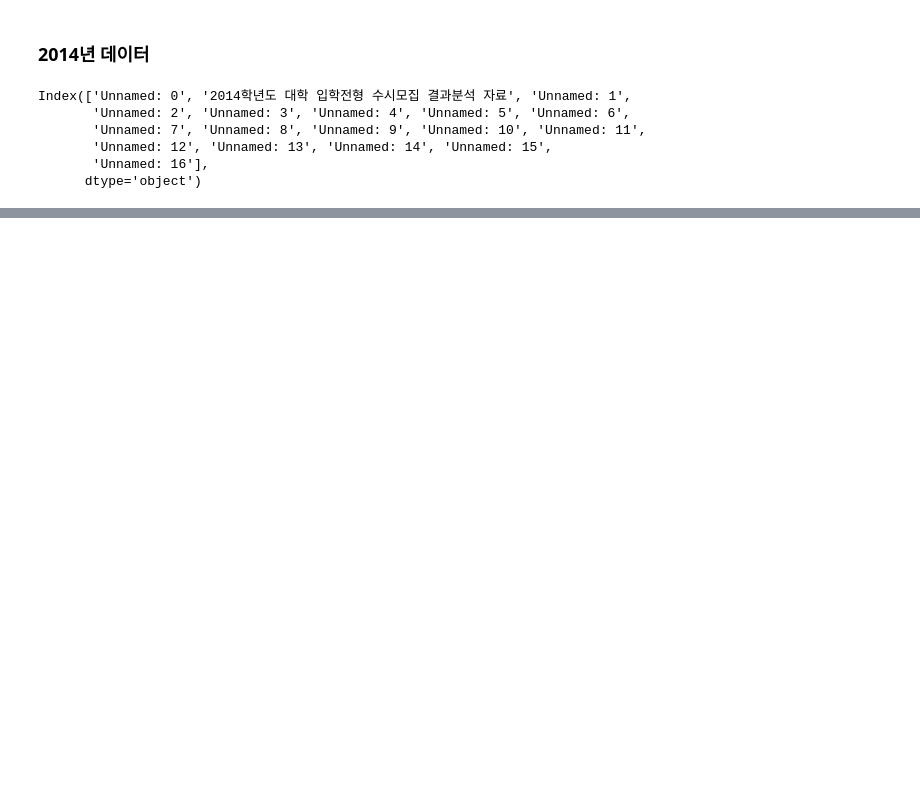
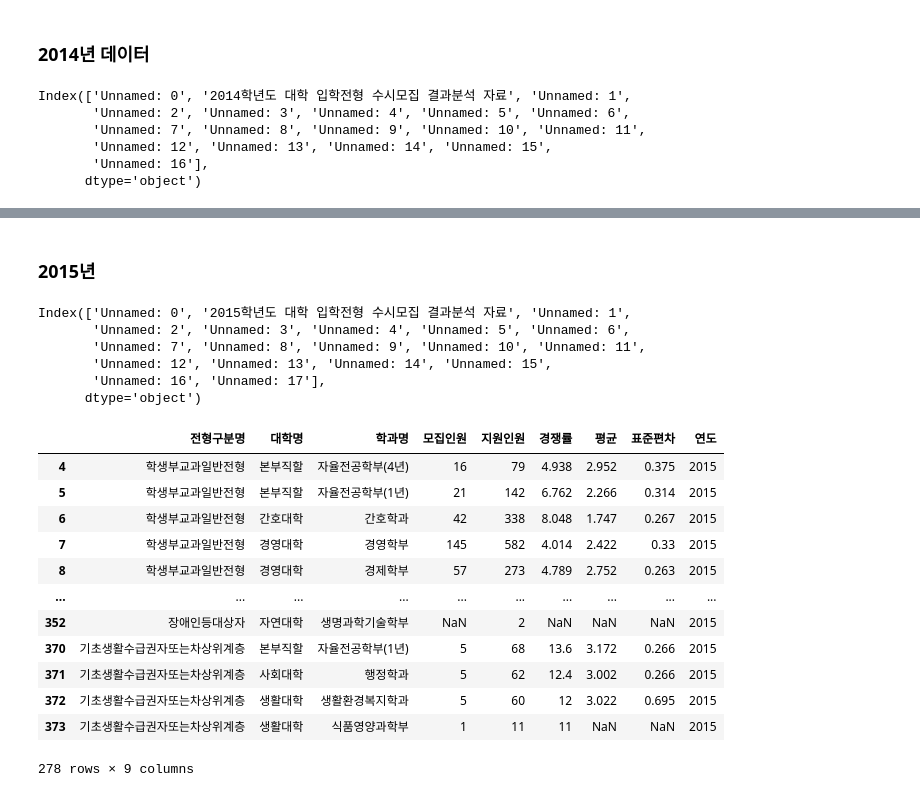
Before and after one commit to J-sh1/data-science, a Jupyter notebook: 데이터 전처리.ipynb, the cells around one changed output, grey strips where cells are left out. Drawn from its saved outputs; the diff is of its cells as text; code cells hidden in the pictures; blank space fills up the shorter version.

```diff
--- a/데이터 전처리.ipynb
+++ b/데이터 전처리.ipynb
@@ -261,0 +376,40 @@ data3
+# %% [markdown]
+### 2015년
+# %%
+data4.columns
+# %% [output]
+Index(['Unnamed: 0', '2015학년도 대학 입학전형 수시모집 결과분석 자료', 'Unnamed: 1',
+       'Unnamed: 2', 'Unnamed: 3', 'Unnamed: 4', 'Unnamed: 5', 'Unnamed: 6',
+       'Unnamed: 7', 'Unnamed: 8', 'Unnamed: 9', 'Unnamed: 10', 'Unnamed: 11',
+       'Unnamed: 12', 'Unnamed: 13', 'Unnamed: 14', 'Unnamed: 15',
+       'Unnamed: 16', 'Unnamed: 17'],
+      dtype='object')
+# %%
+data4 = data4[data4['2015학년도 대학 입학전형 수시모집 결과분석 자료'] == '광주캠퍼스']
+res_data4 = data4[['Unnamed: 2', 'Unnamed: 3', 'Unnamed: 4', 'Unnamed: 5', 'Unnamed: 6', 'Unnamed: 8', 'Unnamed: 10', 'Unnamed: 11']]
+res_data4 = res_data4.rename(columns = {
+    'Unnamed: 2' : '전형구분명',
+    'Unnamed: 3' : '대학명',
+    'Unnamed: 4' : '학과명',
+    'Unnamed: 5' : '모집인원',
+    'Unnamed: 6' : '지원인원',
+    'Unnamed: 8' : '경쟁률',
+    'Unnamed: 10' : '평균',
+    'Unnamed: 11' : '표준편차'
+})
+res_data4['연도'] = 2015
+res_data4
+# %% [output]
+|  | 전형구분명 | 대학명 | 학과명 | 모집인원 | 지원인원 | 경쟁률 | 평균 | 표준편차 | 연도 |
+| 4 | 학생부교과일반전형 | 본부직할 | 자율전공학부(4년) | 16 | 79 | 4.938 | 2.952 | 0.375 | 2015 |
+| 5 | 학생부교과일반전형 | 본부직할 | 자율전공학부(1년) | 21 | 142 | 6.762 | 2.266 | 0.314 | 2015 |
+| 6 | 학생부교과일반전형 | 간호대학 | 간호학과 | 42 | 338 | 8.048 | 1.747 | 0.267 | 2015 |
+| 7 | 학생부교과일반전형 | 경영대학 | 경영학부 | 145 | 582 | 4.014 | 2.422 | 0.33 | 2015 |
+| 8 | 학생부교과일반전형 | 경영대학 | 경제학부 | 57 | 273 | 4.789 | 2.752 | 0.263 | 2015 |
+| ... | ... | ... | ... | ... | ... | ... | ... | ... | ... |
+| 352 | 장애인등대상자 | 자연대학 | 생명과학기술학부 | NaN | 2 | NaN | NaN | NaN | 2015 |
+| 370 | 기초생활수급권자또는차상위계층 | 본부직할 | 자율전공학부(1년) | 5 | 68 | 13.6 | 3.172 | 0.266 | 2015 |
+| 371 | 기초생활수급권자또는차상위계층 | 사회대학 | 행정학과 | 5 | 62 | 12.4 | 3.002 | 0.266 | 2015 |
+| 372 | 기초생활수급권자또는차상위계층 | 생활대학 | 생활환경복지학과 | 5 | 60 | 12 | 3.022 | 0.695 | 2015 |
+| 373 | 기초생활수급권자또는차상위계층 | 생활대학 | 식품영양과학부 | 1 | 11 | 11 | NaN | NaN | 2015 |
+278 rows × 9 columns
```
Also changed, not shown: parts of 57 cells of this notebook.
